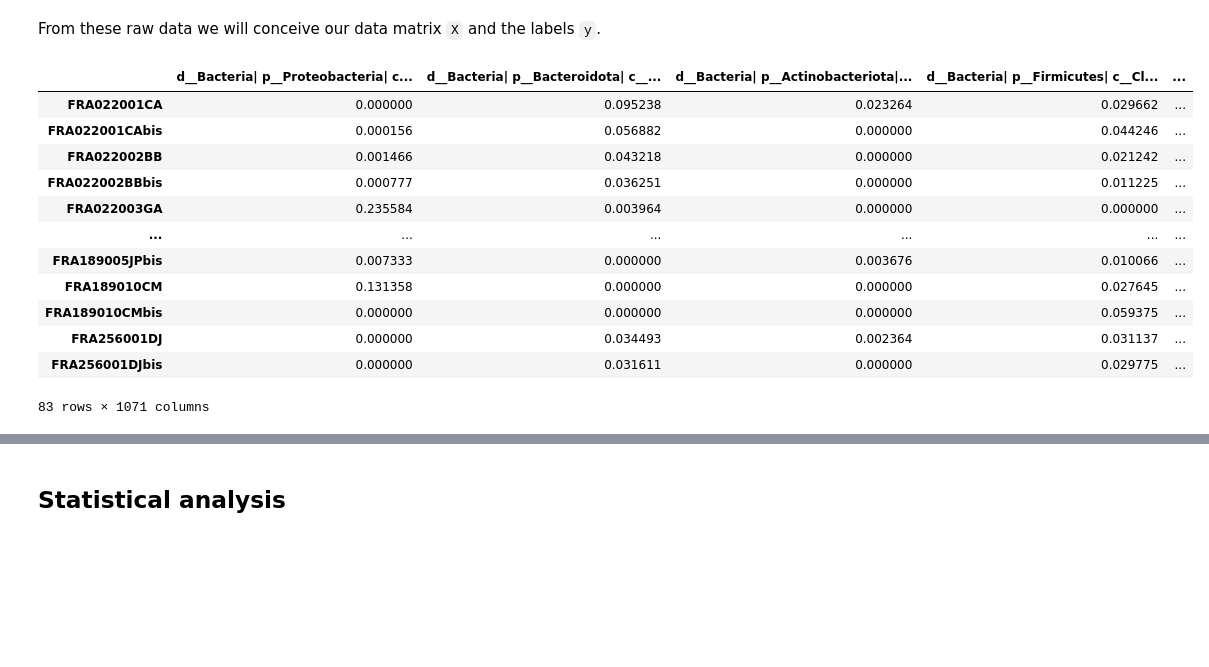
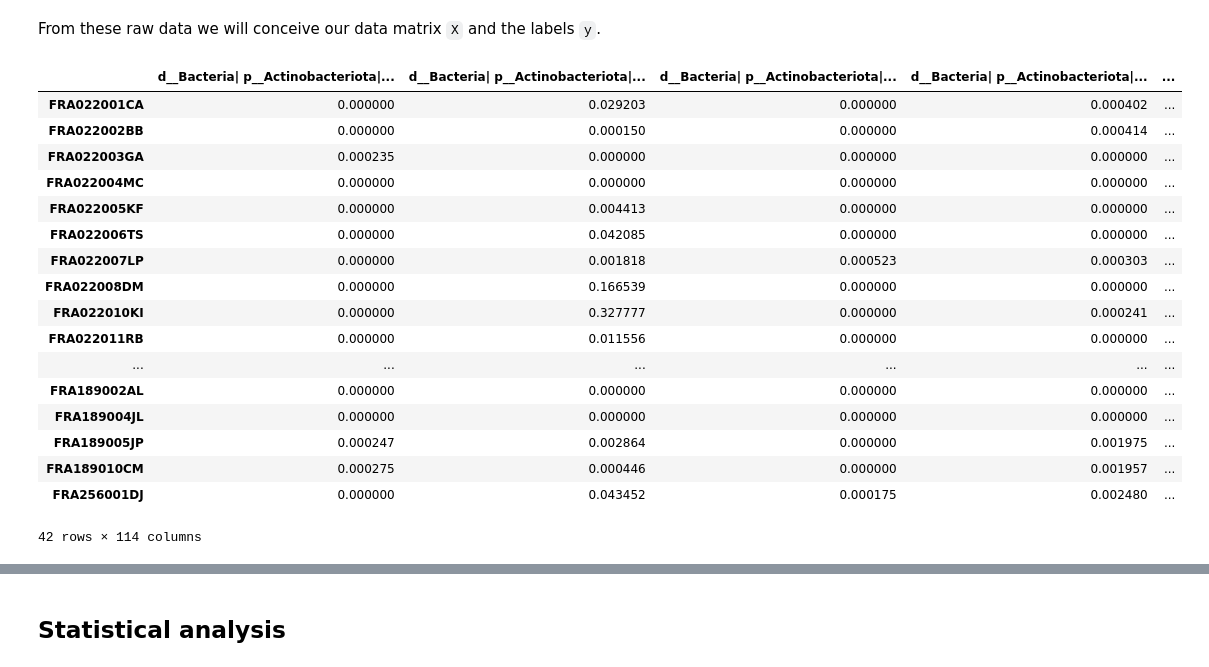
Before and after one commit to AlexandreChaussard/Stage-Microbiote, a Jupyter notebook: Expectation-Maximization/data_exploration.ipynb, the cells around one changed output, grey strips where cells are left out. Cells and saved outputs as stored; diff of their text form; code cells hidden in the pictures; blank space fills up the shorter version.

```diff
--- a/Expectation-Maximization/data_exploration.ipynb
+++ b/Expectation-Maximization/data_exploration.ipynb
@@ -20,6 +20,6 @@ In the mapping dataframe, we get various annotations about each patient. Specifi
 
 Hence, our goal is to predict a complete remission given the microbiota composition of each individual.
 # %%
-df = dataloader.get_NIPICOL('src/data')
+df = dataloader.get_NIPICOL(4, 'src/data')
 df
 # %% [output]
@@ -57,24 +67,28 @@ mapping
 From these raw data we will conceive our data matrix `X` and the labels `y`.
 # %%
 X = df.transpose()
-X.columns = X.iloc[0].tolist()
-X = X.drop(X.index[0])
+X.columns = df.transpose().columns.tolist()[:]
 X = X.astype(np.float64)
 X
 # %% [output]
-|  | d__Bacteria| p__Proteobacteria| c... | d__Bacteria| p__Bacteroidota| c__... | d__Bacteria| p__Actinobacteriota|... | d__Bacteria| p__Firmicutes| c__Cl... | ... |
-| FRA022001CA | 0.000000 | 0.095238 | 0.023264 | 0.029662 | ... |
-| FRA022001CAbis | 0.000156 | 0.056882 | 0.000000 | 0.044246 | ... |
-| FRA022002BB | 0.001466 | 0.043218 | 0.000000 | 0.021242 | ... |
-| FRA022002BBbis | 0.000777 | 0.036251 | 0.000000 | 0.011225 | ... |
-| FRA022003GA | 0.235584 | 0.003964 | 0.000000 | 0.000000 | ... |
+|  | d__Bacteria| p__Actinobacteriota|... | d__Bacteria| p__Actinobacteriota|... | d__Bacteria| p__Actinobacteriota|... | d__Bacteria| p__Actinobacteriota|... | ... |
+| FRA022001CA | 0.000000 | 0.029203 | 0.000000 | 0.000402 | ... |
+| FRA022002BB | 0.000000 | 0.000150 | 0.000000 | 0.000414 | ... |
+| FRA022003GA | 0.000235 | 0.000000 | 0.000000 | 0.000000 | ... |
+| FRA022004MC | 0.000000 | 0.000000 | 0.000000 | 0.000000 | ... |
+| FRA022005KF | 0.000000 | 0.004413 | 0.000000 | 0.000000 | ... |
+| FRA022006TS | 0.000000 | 0.042085 | 0.000000 | 0.000000 | ... |
+| FRA022007LP | 0.000000 | 0.001818 | 0.000523 | 0.000303 | ... |
+| FRA022008DM | 0.000000 | 0.166539 | 0.000000 | 0.000000 | ... |
+| FRA022010KI | 0.000000 | 0.327777 | 0.000000 | 0.000241 | ... |
+| FRA022011RB | 0.000000 | 0.011556 | 0.000000 | 0.000000 | ... |
 | ... | ... | ... | ... | ... | ... |
-| FRA189005JPbis | 0.007333 | 0.000000 | 0.003676 | 0.010066 | ... |
-| FRA189010CM | 0.131358 | 0.000000 | 0.000000 | 0.027645 | ... |
-| FRA189010CMbis | 0.000000 | 0.000000 | 0.000000 | 0.059375 | ... |
-| FRA256001DJ | 0.000000 | 0.034493 | 0.002364 | 0.031137 | ... |
-| FRA256001DJbis | 0.000000 | 0.031611 | 0.000000 | 0.029775 | ... |
+| FRA189002AL | 0.000000 | 0.000000 | 0.000000 | 0.000000 | ... |
+| FRA189004JL | 0.000000 | 0.000000 | 0.000000 | 0.000000 | ... |
+| FRA189005JP | 0.000247 | 0.002864 | 0.000000 | 0.001975 | ... |
+| FRA189010CM | 0.000275 | 0.000446 | 0.000000 | 0.001957 | ... |
+| FRA256001DJ | 0.000000 | 0.043452 | 0.000175 | 0.002480 | ... |
-83 rows × 1071 columns
+42 rows × 114 columns
 # %%
 y = mapping['best_irecist'].apply(lambda x : (x == 'CR') * 1).astype(np.int32)
 y.index = mapping.id
```
Also changed, not shown: parts of 27 cells of this notebook, 3 other files.
